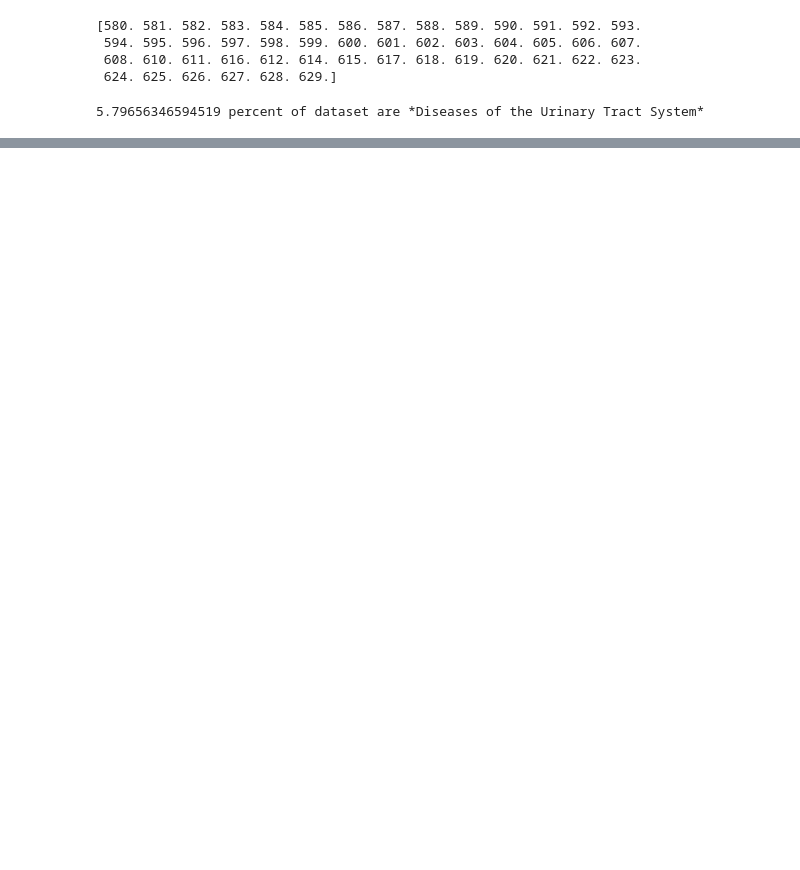
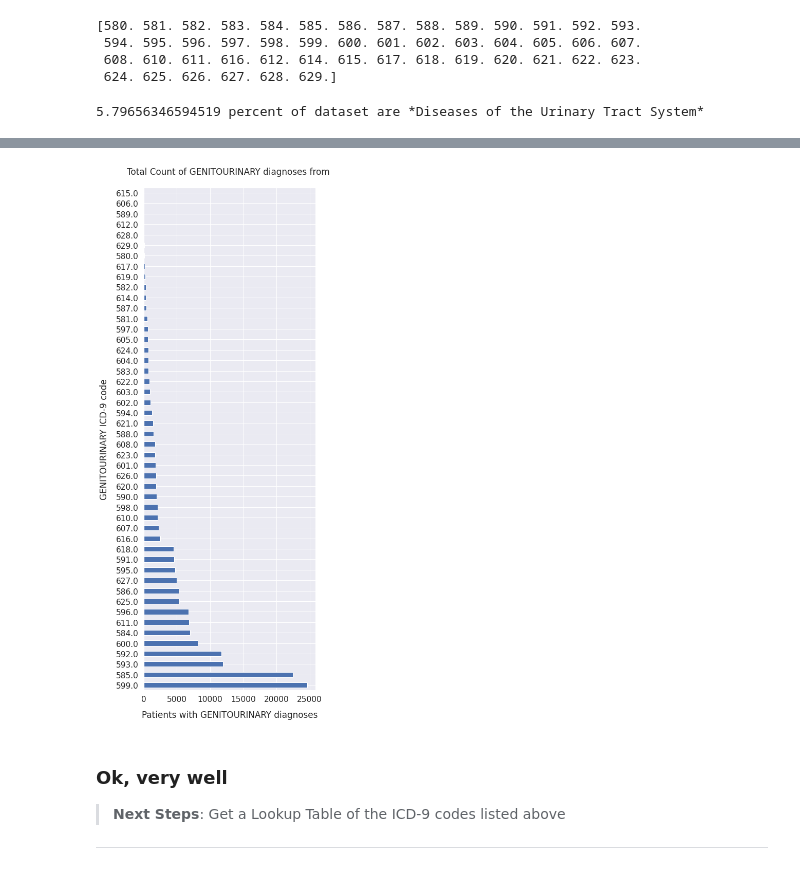
Before and after one commit to xthomas/dataviz, a Jupyter notebook: uti-claims/Beneficiary Summary Discovery.ipynb, the cells around one changed output, grey strips where cells are left out. Drawn from its saved outputs; the diff is of its cells as text; code cells hidden in the pictures; blank space fills up the shorter version.

```diff
--- a/uti-claims/Beneficiary Summary Discovery.ipynb
+++ b/uti-claims/Beneficiary Summary Discovery.ipynb
@@ -183,0 +217,14 @@ print ("{} percent of dataset are *Diseases of the Urinary Tract System* ".forma
+# %%
+sns.set(font_scale=1.4)
+uticodes.CAR_LINE_ICD9_DGNS_CD.value_counts().plot(kind='barh', figsize=(6, 18), rot=0);
+plt.ylabel("GENITOURINARY ICD-9 code", labelpad=14)
+plt.xlabel("Patients with GENITOURINARY diagnoses", labelpad=14)
+plt.title("Total Count of GENITOURINARY diagnoses from ", y=1.02);
+# %% [output]
+[figure, added]
+# %% [markdown]
+### Ok, very well
+
+> **Next Steps**: Get a Lookup Table of the ICD-9 codes listed above
+
+- - -
```
Also changed, not shown: parts of 7 cells of this notebook, 1 other file.
